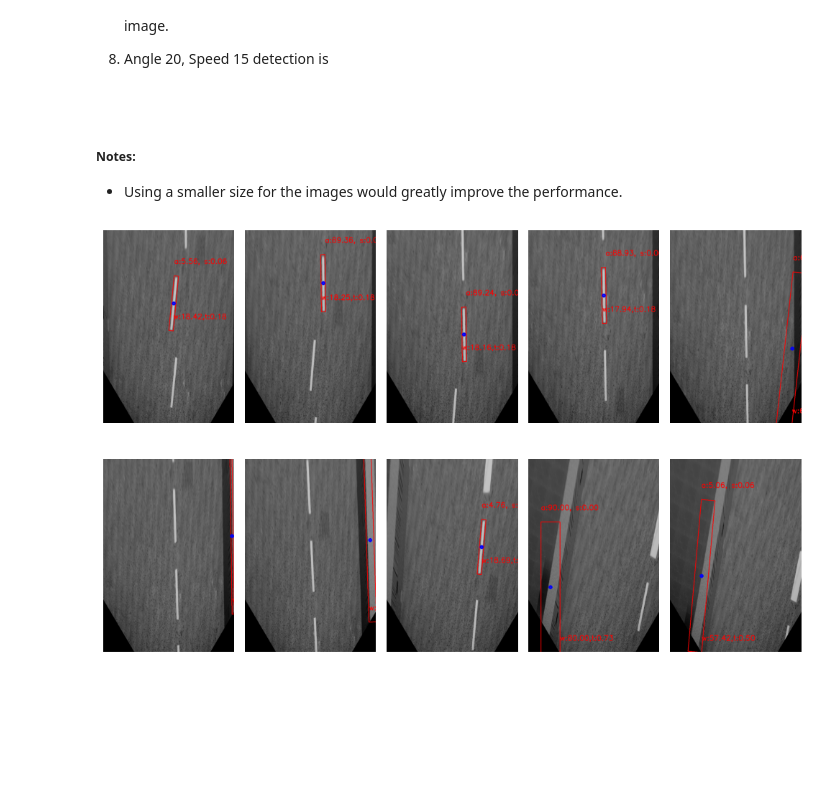
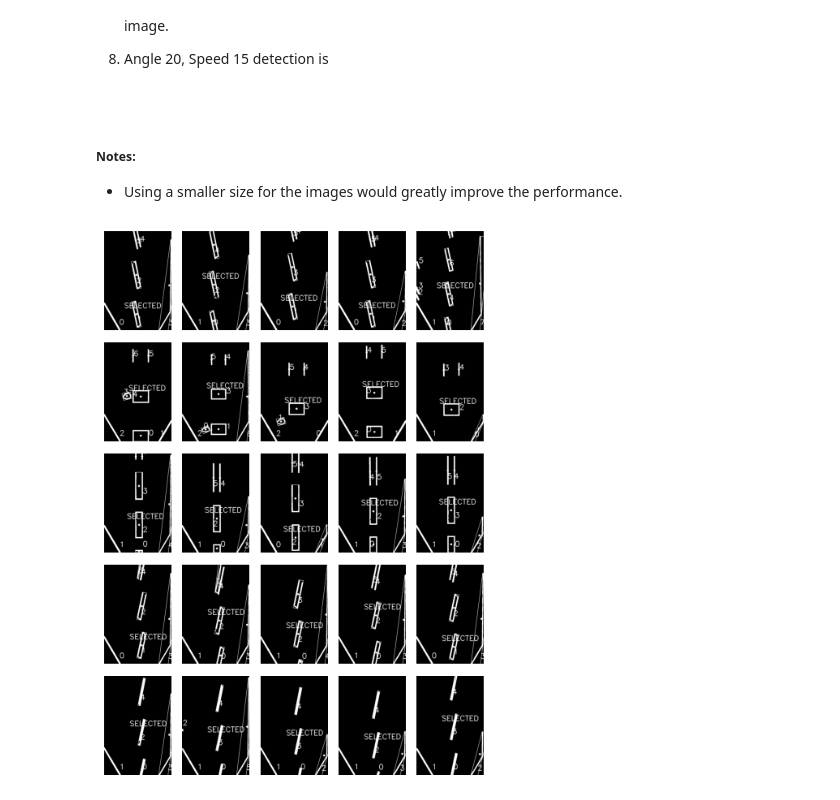
Before and after one commit to medhatfawzy/line-decoding-pipeline, a Jupyter notebook: imgproc.ipynb, the cells around one changed output. Drawn from its saved outputs; the diff is of its cells as text; code cells hidden in the pictures; blank space fills up the shorter version.

```diff
--- a/imgproc.ipynb
+++ b/imgproc.ipynb
@@ -155,8 +173,8 @@ def map_values(rect:tuple) -> (float, float):
     return throttle, steer
 # %%
 def show_process_image(img):
+    img = warp_img(img)
     img_w, img_h = img.shape[1], img.shape[0]
-    img = warp_img(img)
 
     img_blur = apply_gaussian_blur(img.copy())
     img_canny = apply_canny_edge(img_blur)
@@ -166,20 +184,32 @@ def show_process_image(img):
     img_hou = np.zeros((img_h, img_w), dtype=np.uint8)
     draw_hough_lines(img_hou, lines)
 
-    biggest_rectangle = find_largest_contour(img_hou)
-    if biggest_rectangle is None:
-        return
+    rects, bottom_center_rect_idx = detect_correct_mark(img_hou)
 
-    rect = cv2.minAreaRect(biggest_rectangle)
+    throttle, steer = map_values(rects[bottom_center_rect_idx])
 
-    throttle, steer = map_values(rect)
+    center_bottom = (img.shape[1]//2, img.shape[0]//1.5)
+    cv2.circle(img_hou,
+                center=tuple(map(int, center_bottom)),
+                radius=10,
+                color=(0, 0, 255),
+                thickness=10)
 
-    img = draw_rectangle_features(img, rect, throttle, steer)
-    return img, img_blur, img_hou
+    for i, rect in enumerate(rects):
+        img_hou = draw_rectangle_features(img_hou, rect, throttle, steer, idx=i)
+        if i == bottom_center_rect_idx:
+            cv2.putText(img_hou,
+                        text="SELECTED",
+                        org=tuple(map(int, rect[0] - np.array([100, 50]))),
+                        fontFace=cv2.FONT_HERSHEY_SIMPLEX,
+                        fontScale=2,
+                        color=(255, 255, 255),
+                        thickness=3)
+    return img_hou, img_blur, img_hou
 
 def process_image(img):
+    img = warp_img(img)
     img_w, img_h = img.shape[1], img.shape[0]
-    img = warp_img(img)
 
     img_blur = apply_gaussian_blur(img.copy())
     img_canny = apply_canny_edge(img_blur)
@@ -189,14 +219,9 @@ def process_image(img):
     img_hou = np.zeros((img_h, img_w), dtype=np.uint8)
     draw_hough_lines(img_hou, lines)
 
-    biggest_rectangle = find_largest_contour(img_hou)
-    if biggest_rectangle is None:
-        return
+    rects, bottom_center_rect_idx = detect_correct_mark(img_hou)
 
-    rect = cv2.minAreaRect(biggest_rectangle)
-
-    angle = rect[2]
-    throttle, steer = map_values(rect)
+    throttle, steer = map_values(rects[bottom_center_rect_idx])
     return steer, throttle
 # %%
 def show_imgs(imgs, figsize=(10, 15)):
@@ -228,22 +253,22 @@ def show_imgs(imgs, figsize=(10, 15)):
 # %%
 # %%timeit
 
-folder = "imgs/edge_cases"
+folder = "imgs"
 images = []
 imgs_canny = []
 imgs_hou = []
 
 for img_name in os.listdir(folder):
     img = cv2.imread(os.path.join(folder, img_name), cv2.IMREAD_GRAYSCALE)
     img, img_blur, img_hou = show_process_image(img)
     # print(f"Steer: {steer:.2f}, \tThrottle: {throttle:.2f}")
     images.append(img)
     # imgs_canny.append(img_canny)
     # imgs_hou.append(img_hou)
 
-show_imgs(images, figsize=(10, 7))
+show_imgs(images, figsize=(5, 7))
 # show_imgs(imgs_canny)
 # show_imgs(imgs_hou)
 # %% [output]
-[figure, old version]
+[figure, new version]
 # %%
```
Also changed, not shown: parts of 3 cells of this notebook, 15 other files.
